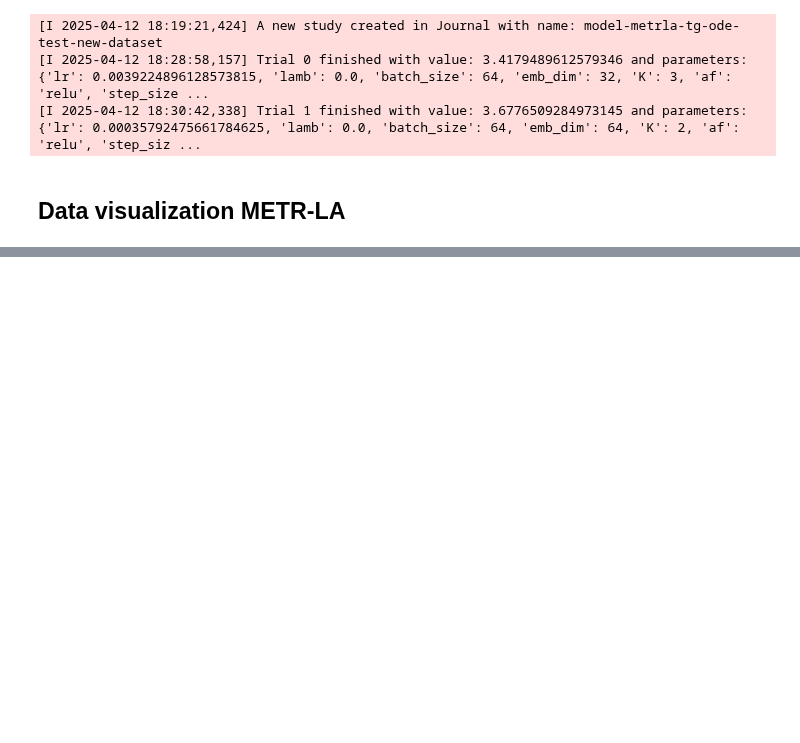
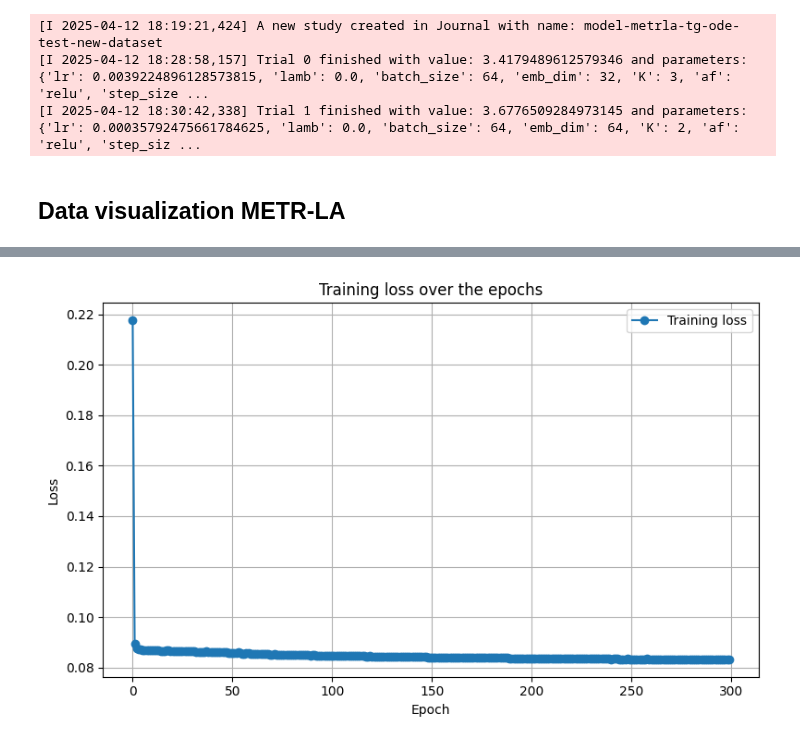
Before and after one commit to riccardocappi/Kan-for-Interpretable-Graph-Dynamics, a Jupyter notebook: post_processing.ipynb, the cells around one changed output, grey strips where cells are left out. Cells and saved outputs as stored; diff of their text form; code cells hidden in the pictures; blank space fills up the shorter version.

```diff
--- a/post_processing.ipynb
+++ b/post_processing.ipynb
@@ -400,0 +380,11 @@ plt.show()
+# %%
+with open(f'{best_tgode_path}/results.json', 'r') as f:
+    results = json.load(f)
+
+plot_results(
+    results['train_loss'],
+    label = 'Training loss',
+    title = 'Training loss over the epochs'
+)
+# %% [output]
+[figure, added]
```
Also changed, not shown: parts of 50 cells of this notebook, 6 other files.
